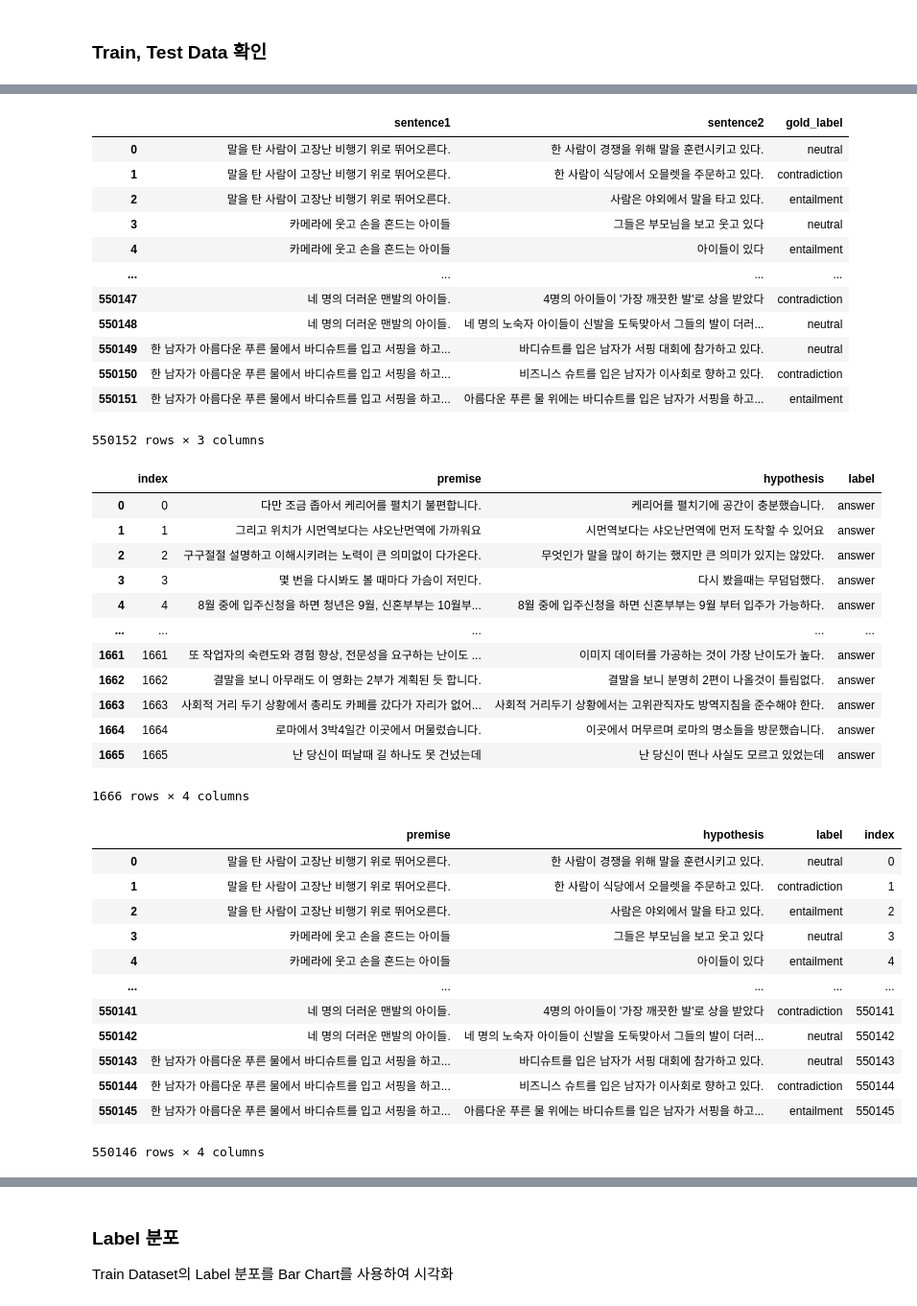
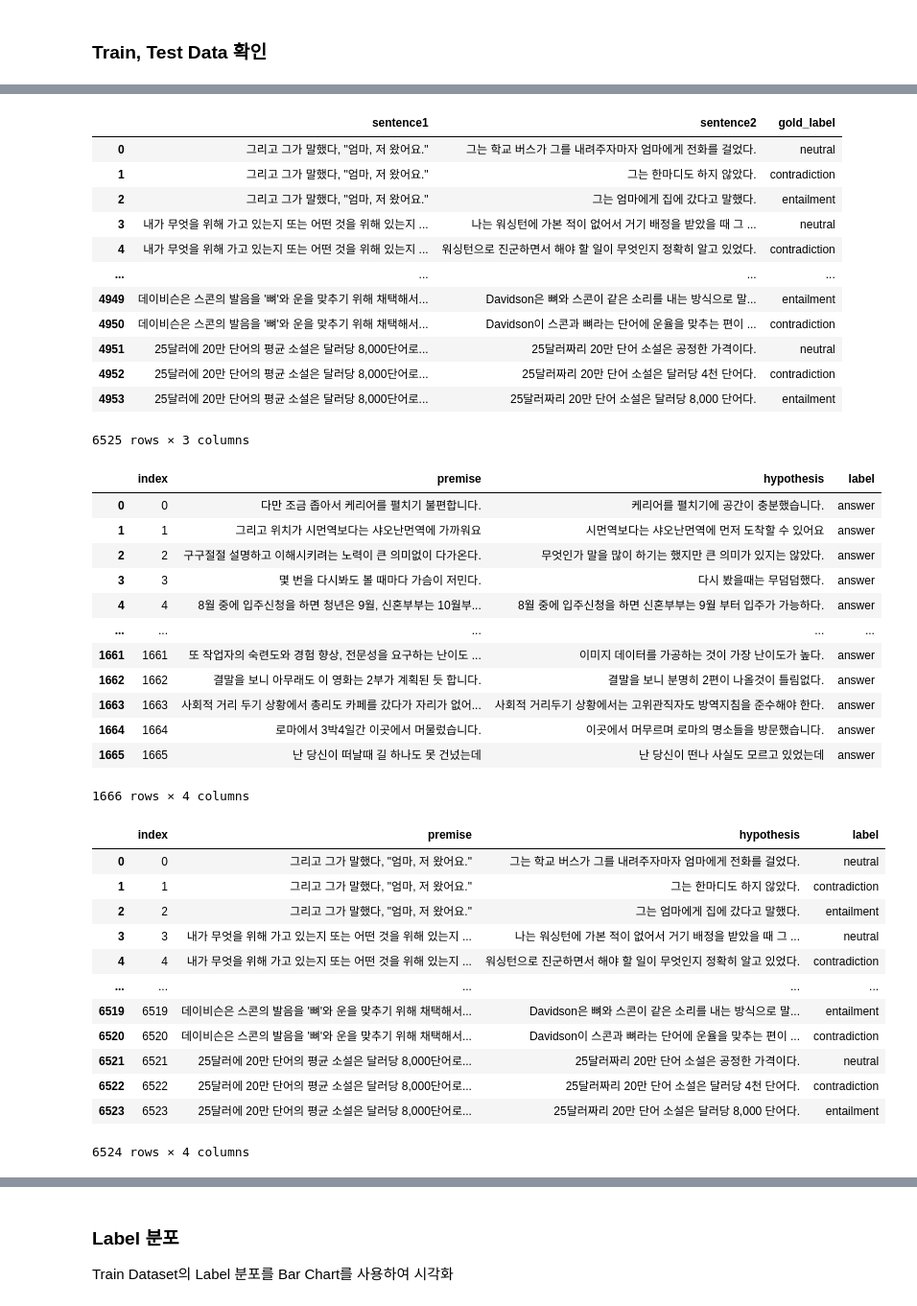
Before and after one commit to teamgaon/KLUE, a Jupyter notebook: 20220217_hj_konli.ipynb, the cells around one changed output, grey strips where cells are left out. Shown at 96% size. Cells and saved outputs as stored; diff of their text form; code cells hidden in the pictures.

```diff
--- a/20220217_hj_konli.ipynb
+++ b/20220217_hj_konli.ipynb
@@ -23,3 +23,9 @@ Mounted at /content/drive
 # %% [markdown]
 ### Load Data
 Data가 위치한 PATH에서 Data를 불러오기
+# %%
+dev_ko = pd.read_csv('/content/drive/MyDrive/KorNLUDatasets-master/KorNLI/xnli.dev.ko.tsv', sep='\t')
+test_ko = pd.read_csv('/content/drive/MyDrive/KorNLUDatasets-master/KorNLI/xnli.test.ko.tsv', sep='\t')
+
+display(dev_ko)
+display(test_ko)
@@ -25,0 +59,3 @@ Data가 위치한 PATH에서 Data를 불러오기
+# %%
+train = pd.concat([dev_ko,test_ko])
+train
@@ -26,7 +76,7 @@ Data가 위치한 PATH에서 Data를 불러오기
 # %%
 PATH =  '/content/drive/MyDrive/KLUE'
 
-train =  pd.read_csv('/content/drive/MyDrive/KorNLUDatasets-master/KorNLI/snli_1.0_train.ko.tsv', sep='\t')
+# train = pd.read_csv('/content/drive/MyDrive/KorNLUDatasets-master/KorNLI/snli_1.0_train.ko.tsv', sep='\t')
 test = pd.read_csv(os.path.join(PATH, 'test_data.csv'), encoding='utf-8')
 
-train.head(5)
+# train.head(5)
@@ -77,18 +120,18 @@ display(train)
 display(test)
 # %% [output]
 |  | sentence1 | sentence2 | gold_label |
-| 0 | 말을 탄 사람이 고장난 비행기 위로 뛰어오른다. | 한 사람이 경쟁을 위해 말을 훈련시키고 있다. | neutral |
-| 1 | 말을 탄 사람이 고장난 비행기 위로 뛰어오른다. | 한 사람이 식당에서 오믈렛을 주문하고 있다. | contradiction |
-| 2 | 말을 탄 사람이 고장난 비행기 위로 뛰어오른다. | 사람은 야외에서 말을 타고 있다. | entailment |
-| 3 | 카메라에 웃고 손을 흔드는 아이들 | 그들은 부모님을 보고 웃고 있다 | neutral |
-| 4 | 카메라에 웃고 손을 흔드는 아이들 | 아이들이 있다 | entailment |
+| 0 | 그리고 그가 말했다, "엄마, 저 왔어요." | 그는 학교 버스가 그를 내려주자마자 엄마에게 전화를 걸었다. | neutral |
+| 1 | 그리고 그가 말했다, "엄마, 저 왔어요." | 그는 한마디도 하지 않았다. | contradiction |
+| 2 | 그리고 그가 말했다, "엄마, 저 왔어요." | 그는 엄마에게 집에 갔다고 말했다. | entailment |
+| 3 | 내가 무엇을 위해 가고 있는지 또는 어떤 것을 위해 있는지 ... | 나는 워싱턴에 가본 적이 없어서 거기 배정을 받았을 때 그 ... | neutral |
+| 4 | 내가 무엇을 위해 가고 있는지 또는 어떤 것을 위해 있는지 ... | 워싱턴으로 진군하면서 해야 할 일이 무엇인지 정확히 알고 있었다. | contradiction |
 | ... | ... | ... | ... |
-| 550147 | 네 명의 더러운 맨발의 아이들. | 4명의 아이들이 '가장 깨끗한 발'로 상을 받았다 | contradiction |
-| 550148 | 네 명의 더러운 맨발의 아이들. | 네 명의 노숙자 아이들이 신발을 도둑맞아서 그들의 발이 더러... | neutral |
-| 550149 | 한 남자가 아름다운 푸른 물에서 바디슈트를 입고 서핑을 하고... | 바디슈트를 입은 남자가 서핑 대회에 참가하고 있다. | neutral |
-| 550150 | 한 남자가 아름다운 푸른 물에서 바디슈트를 입고 서핑을 하고... | 비즈니스 슈트를 입은 남자가 이사회로 향하고 있다. | contradiction |
-| 550151 | 한 남자가 아름다운 푸른 물에서 바디슈트를 입고 서핑을 하고... | 아름다운 푸른 물 위에는 바디슈트를 입은 남자가 서핑을 하고... | entailment |
+| 4949 | 데이비슨은 스콘의 발음을 '뼈'와 운을 맞추기 위해 채택해서... | Davidson은 뼈와 스콘이 같은 소리를 내는 방식으로 말... | entailment |
+| 4950 | 데이비슨은 스콘의 발음을 '뼈'와 운을 맞추기 위해 채택해서... | Davidson이 스콘과 뼈라는 단어에 운율을 맞추는 편이 ... | contradiction |
+| 4951 | 25달러에 20만 단어의 평균 소설은 달러당 8,000단어로... | 25달러짜리 20만 단어 소설은 공정한 가격이다. | neutral |
+| 4952 | 25달러에 20만 단어의 평균 소설은 달러당 8,000단어로... | 25달러짜리 20만 단어 소설은 달러당 4천 단어다. | contradiction |
+| 4953 | 25달러에 20만 단어의 평균 소설은 달러당 8,000단어로... | 25달러짜리 20만 단어 소설은 달러당 8,000 단어다. | entailment |
-550152 rows × 3 columns
+6525 rows × 3 columns
 |  | index | premise | hypothesis | label |
 | 0 | 0 | 다만 조금 좁아서 케리어를 펼치기 불편합니다. | 케리어를 펼치기에 공간이 충분했습니다. | answer |
 | 1 | 1 | 그리고 위치가 시먼역보다는 샤오난먼역에 가까워요 | 시먼역보다는 샤오난먼역에 먼저 도착할 수 있어요 | answer |
@@ -110,21 +153,23 @@ train = train.reset_index(drop=True)
 train['index'] = train.index
 # %%
 train.rename(columns = {'sentence1':'premise','sentence2':'hypothesis','gold_label':'label'},inplace=True)
+col = train.columns[[3,0,1,2]]
+train = train[col]
 train
 # %% [output]
-|  | premise | hypothesis | label | index |
-| 0 | 말을 탄 사람이 고장난 비행기 위로 뛰어오른다. | 한 사람이 경쟁을 위해 말을 훈련시키고 있다. | neutral | 0 |
-| 1 | 말을 탄 사람이 고장난 비행기 위로 뛰어오른다. | 한 사람이 식당에서 오믈렛을 주문하고 있다. | contradiction | 1 |
-| 2 | 말을 탄 사람이 고장난 비행기 위로 뛰어오른다. | 사람은 야외에서 말을 타고 있다. | entailment | 2 |
-| 3 | 카메라에 웃고 손을 흔드는 아이들 | 그들은 부모님을 보고 웃고 있다 | neutral | 3 |
-| 4 | 카메라에 웃고 손을 흔드는 아이들 | 아이들이 있다 | entailment | 4 |
+|  | index | premise | hypothesis | label |
+| 0 | 0 | 그리고 그가 말했다, "엄마, 저 왔어요." | 그는 학교 버스가 그를 내려주자마자 엄마에게 전화를 걸었다. | neutral |
+| 1 | 1 | 그리고 그가 말했다, "엄마, 저 왔어요." | 그는 한마디도 하지 않았다. | contradiction |
+| 2 | 2 | 그리고 그가 말했다, "엄마, 저 왔어요." | 그는 엄마에게 집에 갔다고 말했다. | entailment |
+| 3 | 3 | 내가 무엇을 위해 가고 있는지 또는 어떤 것을 위해 있는지 ... | 나는 워싱턴에 가본 적이 없어서 거기 배정을 받았을 때 그 ... | neutral |
+| 4 | 4 | 내가 무엇을 위해 가고 있는지 또는 어떤 것을 위해 있는지 ... | 워싱턴으로 진군하면서 해야 할 일이 무엇인지 정확히 알고 있었다. | contradiction |
 | ... | ... | ... | ... | ... |
-| 550141 | 네 명의 더러운 맨발의 아이들. | 4명의 아이들이 '가장 깨끗한 발'로 상을 받았다 | contradiction | 550141 |
-| 550142 | 네 명의 더러운 맨발의 아이들. | 네 명의 노숙자 아이들이 신발을 도둑맞아서 그들의 발이 더러... | neutral | 550142 |
-| 550143 | 한 남자가 아름다운 푸른 물에서 바디슈트를 입고 서핑을 하고... | 바디슈트를 입은 남자가 서핑 대회에 참가하고 있다. | neutral | 550143 |
-| 550144 | 한 남자가 아름다운 푸른 물에서 바디슈트를 입고 서핑을 하고... | 비즈니스 슈트를 입은 남자가 이사회로 향하고 있다. | contradiction | 550144 |
-| 550145 | 한 남자가 아름다운 푸른 물에서 바디슈트를 입고 서핑을 하고... | 아름다운 푸른 물 위에는 바디슈트를 입은 남자가 서핑을 하고... | entailment | 550145 |
+| 6519 | 6519 | 데이비슨은 스콘의 발음을 '뼈'와 운을 맞추기 위해 채택해서... | Davidson은 뼈와 스콘이 같은 소리를 내는 방식으로 말... | entailment |
+| 6520 | 6520 | 데이비슨은 스콘의 발음을 '뼈'와 운을 맞추기 위해 채택해서... | Davidson이 스콘과 뼈라는 단어에 운율을 맞추는 편이 ... | contradiction |
+| 6521 | 6521 | 25달러에 20만 단어의 평균 소설은 달러당 8,000단어로... | 25달러짜리 20만 단어 소설은 공정한 가격이다. | neutral |
+| 6522 | 6522 | 25달러에 20만 단어의 평균 소설은 달러당 8,000단어로... | 25달러짜리 20만 단어 소설은 달러당 4천 단어다. | contradiction |
+| 6523 | 6523 | 25달러에 20만 단어의 평균 소설은 달러당 8,000단어로... | 25달러짜리 20만 단어 소설은 달러당 8,000 단어다. | entailment |
-550146 rows × 4 columns
+6524 rows × 4 columns
 # %%
 print('Train Columns: ', train.columns)
 print('Test Columns: ', test.columns)
```
Also changed, not shown: parts of 18 cells of this notebook.
